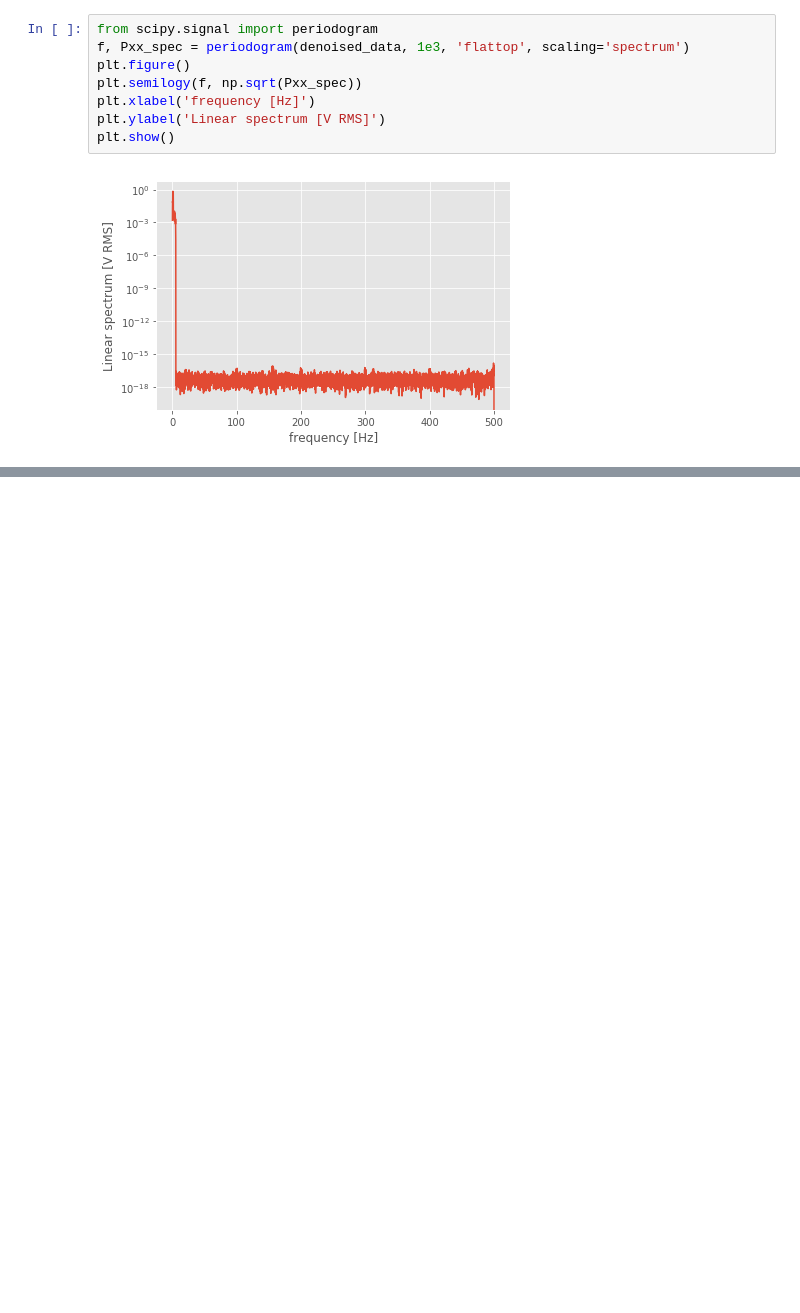
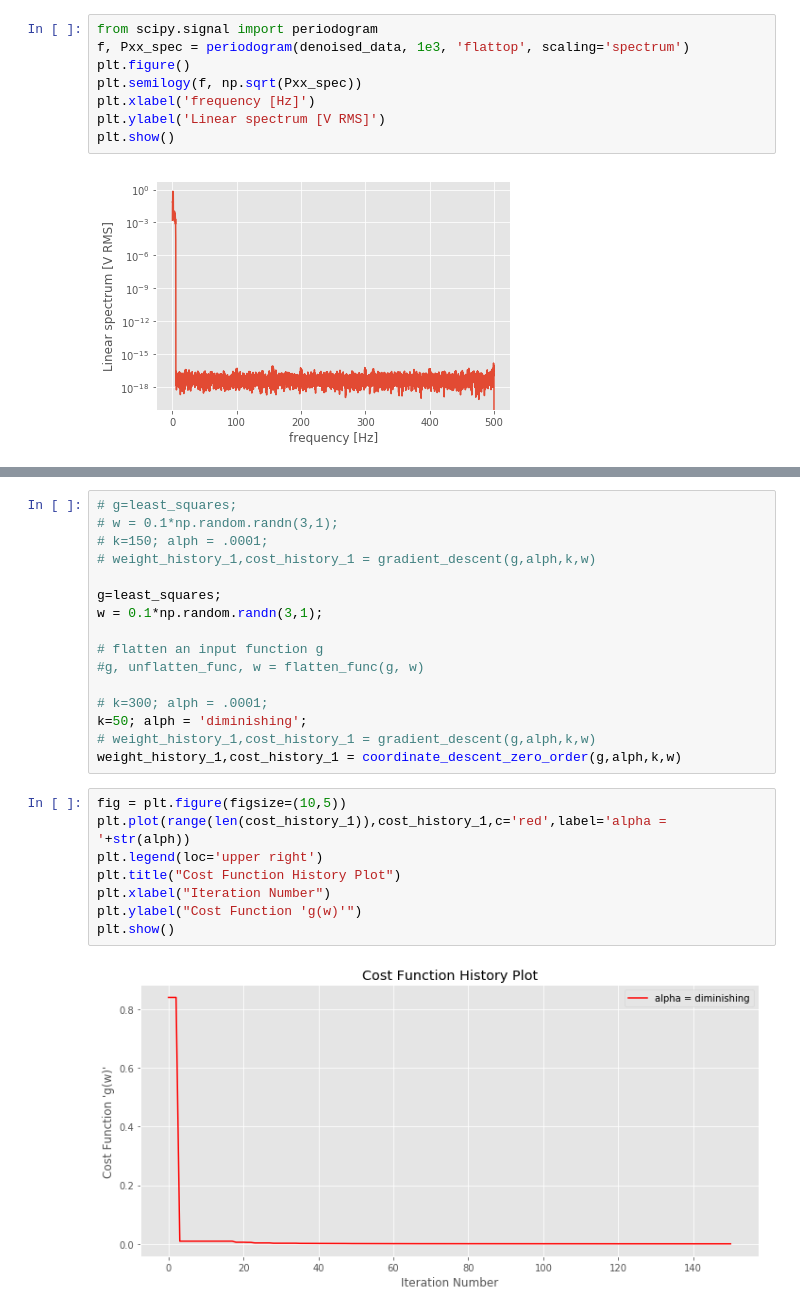
Before and after one commit to A-Gulati/Time_Series, a Jupyter notebook: notebooks/Counting cycles in time series data.ipynb, the cells around one changed output, grey strips where cells are left out. Drawn from its saved outputs; the diff is of its cells as text; blank space fills up the shorter version.

Commit message:
denoising and coord descent

```diff
--- a/notebooks/Counting cycles in time series data.ipynb
+++ b/notebooks/Counting cycles in time series data.ipynb
@@ -85,0 +219,26 @@ plt.show()
+# %%
+# g=least_squares;
+# w = 0.1*np.random.randn(3,1);
+# k=150; alph = .0001;
+# weight_history_1,cost_history_1 = gradient_descent(g,alph,k,w)
+
+g=least_squares;
+w = 0.1*np.random.randn(3,1);
+
+# flatten an input function g
+#g, unflatten_func, w = flatten_func(g, w)
+
+# k=300; alph = .0001;
+k=50; alph = 'diminishing';
+# weight_history_1,cost_history_1 = gradient_descent(g,alph,k,w)
+weight_history_1,cost_history_1 = coordinate_descent_zero_order(g,alph,k,w)
+# %%
+fig = plt.figure(figsize=(10,5))
+plt.plot(range(len(cost_history_1)),cost_history_1,c='red',label='alpha = '+str(alph))
+plt.legend(loc='upper right')
+plt.title("Cost Function History Plot")
+plt.xlabel("Iteration Number")
+plt.ylabel("Cost Function 'g(w)'")
+plt.show()
+# %% [output]
+[figure, added]
```
Also changed, not shown: parts of 14 cells of this notebook.
